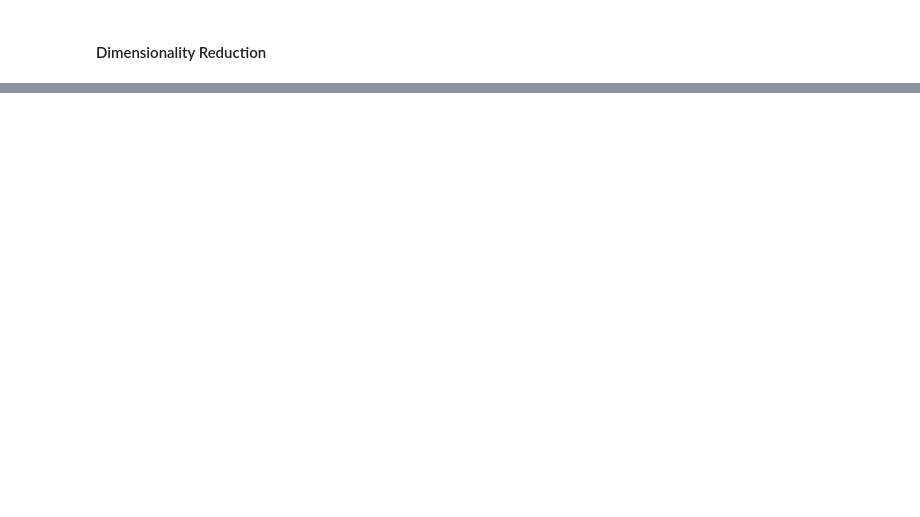
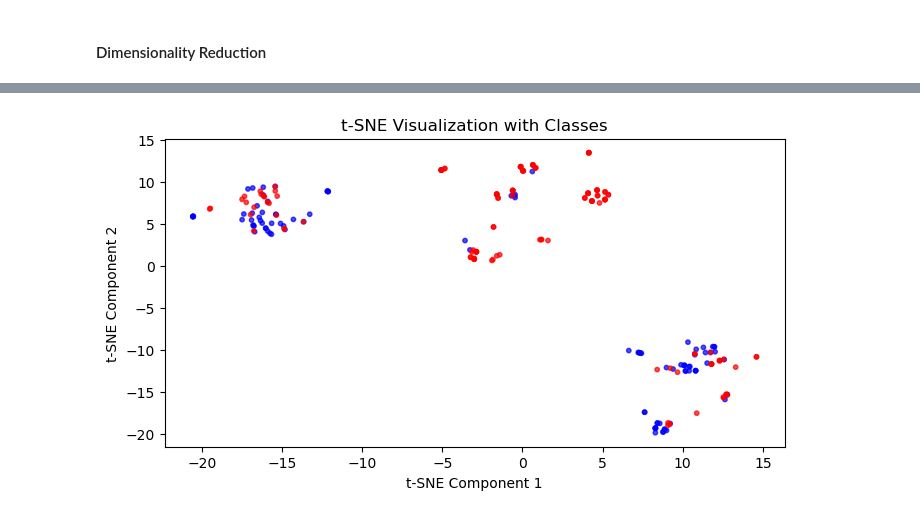
Before and after one commit to jsvobo/log_analysis_task, a Jupyter notebook: pipeline.ipynb, the cells around one changed output, grey strips where cells are left out. Saved outputs shown, nothing was run; the diff lists cells and outputs as text; code cells hidden in the pictures; blank space fills up the shorter version.

```diff
--- a/pipeline.ipynb
+++ b/pipeline.ipynb
@@ -143,0 +226,15 @@ kolik chci dimenzí? třeba 25-30? cca 1/10 např. záleží na modelech :))
+# %%
+n_components = 20
+pca = PCA(n_components=n_components)
+pca_data = pca.fit(features_selected_data)
+# %%
+# Plot the t-SNE results with colors based on labels
+tsne_results = tsne.fit_transform(pca_data.transform(features_selected_data))
+plt.figure(figsize=(8, 4))
+plt.scatter(tsne_results[:, 0], tsne_results[:, 1], c=label_colors, s=10, alpha=0.7)
+plt.title("t-SNE Visualization with Classes")
+plt.xlabel("t-SNE Component 1")
+plt.ylabel("t-SNE Component 2")
+plt.show()
+# %% [output]
+[figure, added]
```
Also changed, not shown: parts of 16 cells of this notebook.
